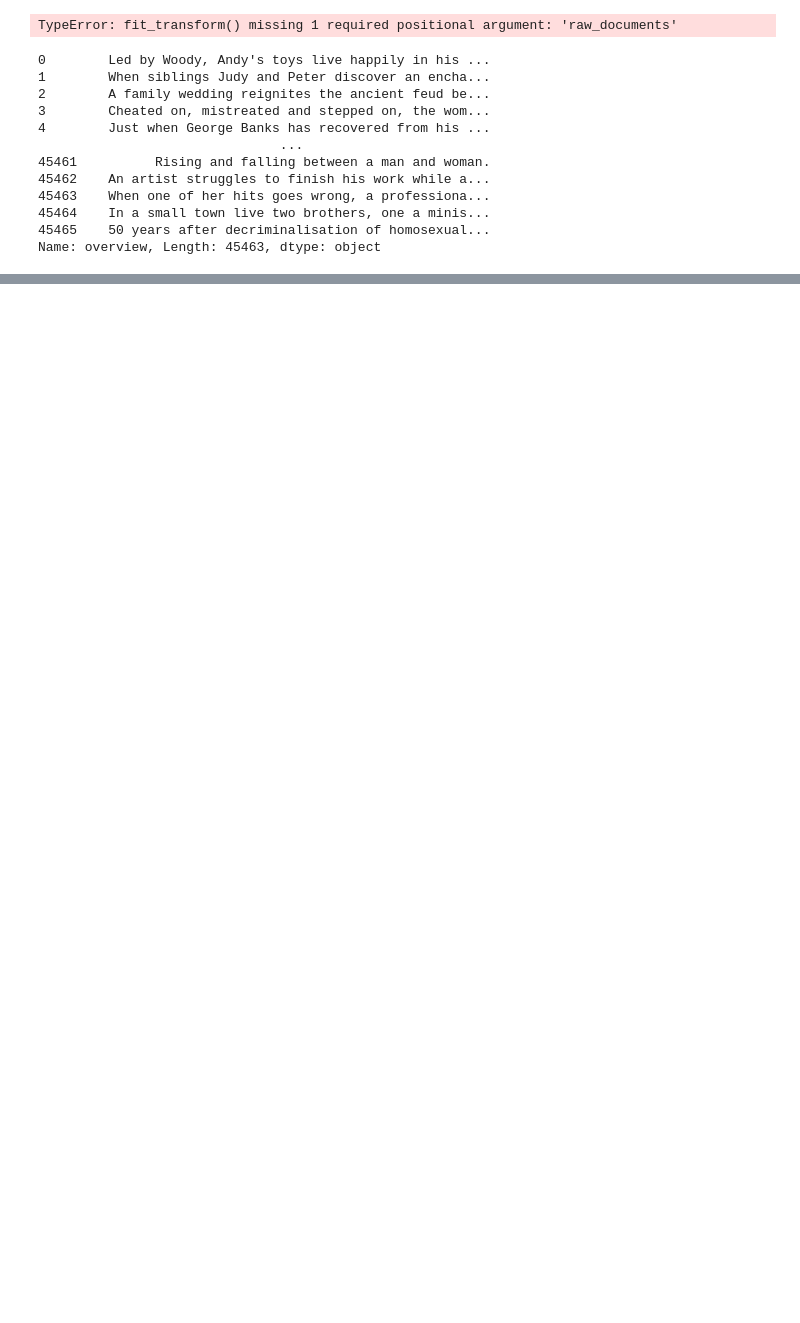
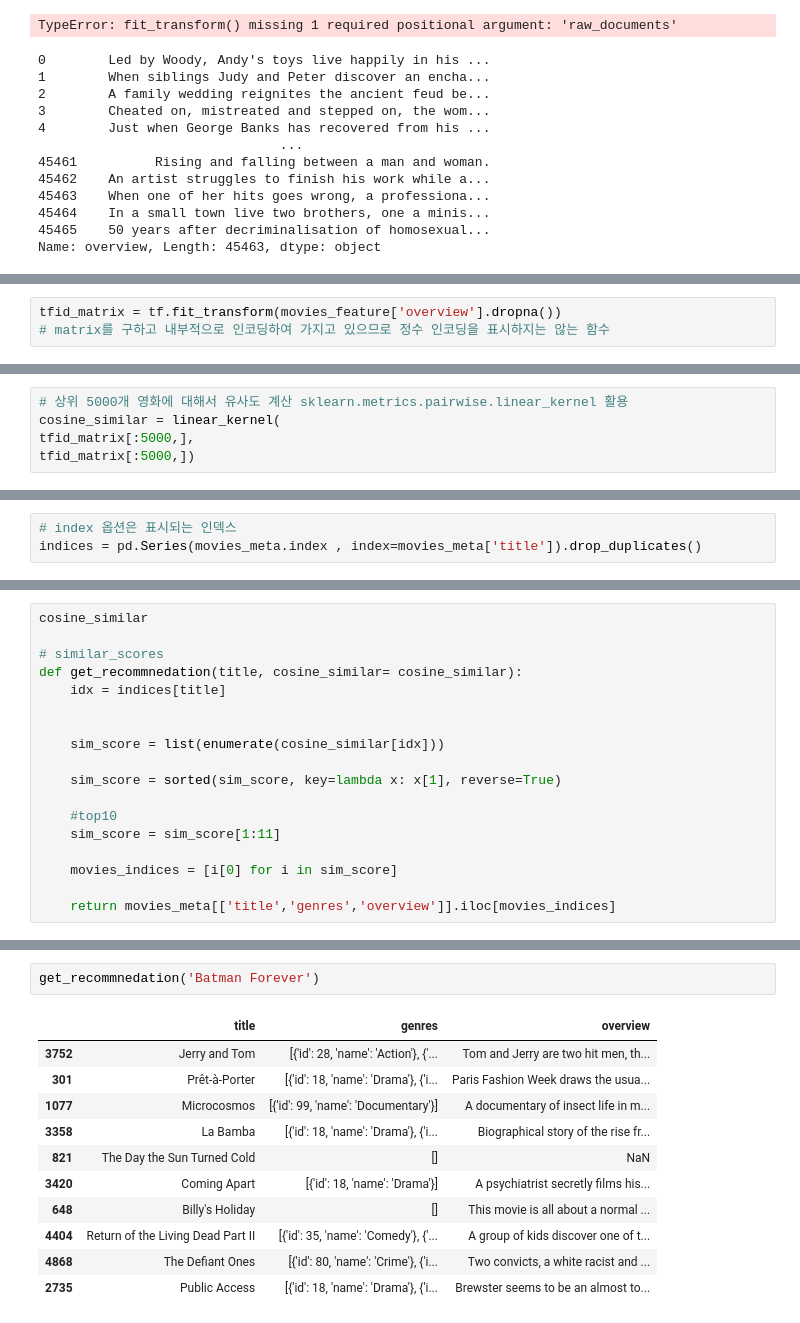
Before and after one commit to citizenofathens/Kaggle, a Jupyter notebook: the_movies_dataset_eda.ipynb, the cells around one changed output, grey strips where cells are left out. Cells and saved outputs as stored; diff of their text form; blank space fills up the shorter version.

```diff
--- a/the_movies_dataset_eda.ipynb
+++ b/the_movies_dataset_eda.ipynb
@@ -317,0 +317,3 @@ tf.fit_transform(movies_feature['overview'].dropna())
+# %%
+tfid_matrix = tf.fit_transform(movies_feature['overview'].dropna())
+# matrix를 구하고 내부적으로 인코딩하여 가지고 있으므로 정수 인코딩을 표시하지는 않는 함수
@@ -345,0 +403,5 @@ dtype: bool
+# %%
+# 상위 5000개 영화에 대해서 유사도 계산 sklearn.metrics.pairwise.linear_kernel 활용
+cosine_similar = linear_kernel(
+tfid_matrix[:5000,],
+tfid_matrix[:5000,])
@@ -345,0 +424,3 @@ dtype: bool
+# %%
+# index 옵션은 표시되는 인덱스
+indices = pd.Series(movies_meta.index , index=movies_meta['title']).drop_duplicates()
@@ -345,0 +462,18 @@ dtype: bool
+# %%
+cosine_similar
+
+# similar_scores
+def get_recommnedation(title, cosine_similar= cosine_similar):
+    idx = indices[title]
+
+
+    sim_score = list(enumerate(cosine_similar[idx]))
+
+    sim_score = sorted(sim_score, key=lambda x: x[1], reverse=True)
+
+    #top10
+    sim_score = sim_score[1:11]
+
+    movies_indices = [i[0] for i in sim_score]
+
+    return movies_meta[['title','genres','overview']].iloc[movies_indices]
@@ -345,0 +500,14 @@ dtype: bool
+# %%
+get_recommnedation('Batman Forever')
+# %% [output]
+|  | title | genres | overview |
+| 3752 | Jerry and Tom | [{'id': 28, 'name': 'Action'}, {'... | Tom and Jerry are two hit men, th... |
+| 301 | Prêt-à-Porter | [{'id': 18, 'name': 'Drama'}, {'i... | Paris Fashion Week draws the usua... |
+| 1077 | Microcosmos | [{'id': 99, 'name': 'Documentary'}] | A documentary of insect life in m... |
+| 3358 | La Bamba | [{'id': 18, 'name': 'Drama'}, {'i... | Biographical story of the rise fr... |
+| 821 | The Day the Sun Turned Cold | [] | NaN |
+| 3420 | Coming Apart | [{'id': 18, 'name': 'Drama'}] | A psychiatrist secretly films his... |
+| 648 | Billy's Holiday | [] | This movie is all about a normal ... |
+| 4404 | Return of the Living Dead Part II | [{'id': 35, 'name': 'Comedy'}, {'... | A group of kids discover one of t... |
+| 4868 | The Defiant Ones | [{'id': 80, 'name': 'Crime'}, {'i... | Two convicts, a white racist and ... |
+| 2735 | Public Access | [{'id': 18, 'name': 'Drama'}, {'i... | Brewster seems to be an almost to... |
```
Also changed, not shown: parts of 23 cells of this notebook.
